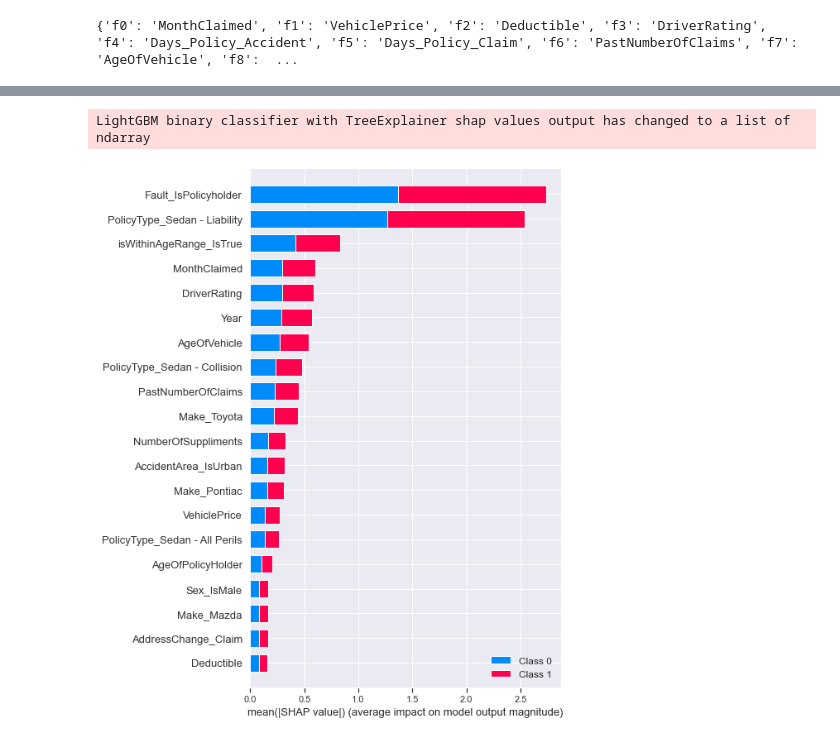
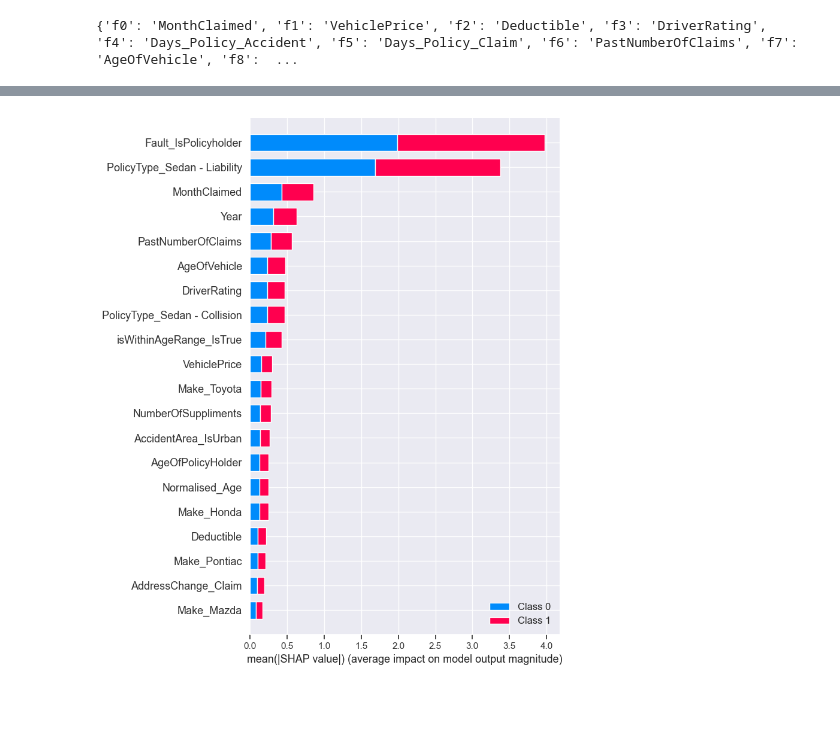
Before and after one commit to hewtungyuen/car-insurance-fraud-BT4012, a Jupyter notebook: LightGBM.ipynb, the cells around one changed output, grey strips where cells are left out. Saved outputs shown, nothing was run; the diff lists cells and outputs as text; code cells hidden in the pictures; blank space fills up the shorter version.

```diff
--- a/LightGBM.ipynb
+++ b/LightGBM.ipynb
@@ -32,2 +30,0 @@ df_valid = pd.read_csv("valid.csv")
-# %%
-X_train, y_train, X_valid, y_valid, X_test, y_test = get_train_and_test_values(df_train, df_valid, df_test)
@@ -134,12 +97,9 @@ Trial of Choice:
 # %%
 test = LGBMClassifier(seed = 20)
 test.set_params(**trial.params)
-test.fit(X_train_resampled,y_train_resampled)
+test.fit(X_train,y_train)
 
 # make predictions for validation data
 y_pred = test.predict(X_valid)
 predictions = [round(value) for value in y_pred]
-
-# evaluate predictions
-get_scores(y_valid, predictions)
 # %% [output]
@@ -286,0 +191,8 @@ PR AUC: 0.133
+# %%
+test = LGBMClassifier(seed = 20)
+test.set_params(**trial.params)
+test.fit(X_train,y_train)
+
+# make predictions for validation data
+y_pred = test.predict(X_valid)
+predictions = [round(value) for value in y_pred]
@@ -341,10 +237,8 @@ shap.initjs()
 # %%
 explainer = shap.TreeExplainer(test)
-shap_values = explainer.shap_values(X_train_resampled)
+shap_values = explainer.shap_values(X_train[1:1000,:])
-# %% [output]
-LightGBM binary classifier with TreeExplainer shap values output has changed to a list of ndarray
 # %%
 #featuere importance
-shap.summary_plot(shap_values, X_display, plot_type="bar")
+shap.summary_plot(shap_values, X_train[1:1000,:], feature_names=features, plot_type="bar")
 # %% [output]
-[figure, old version]
+[figure, new version]
```
Also changed, not shown: parts of 21 cells of this notebook, 3 other files.
